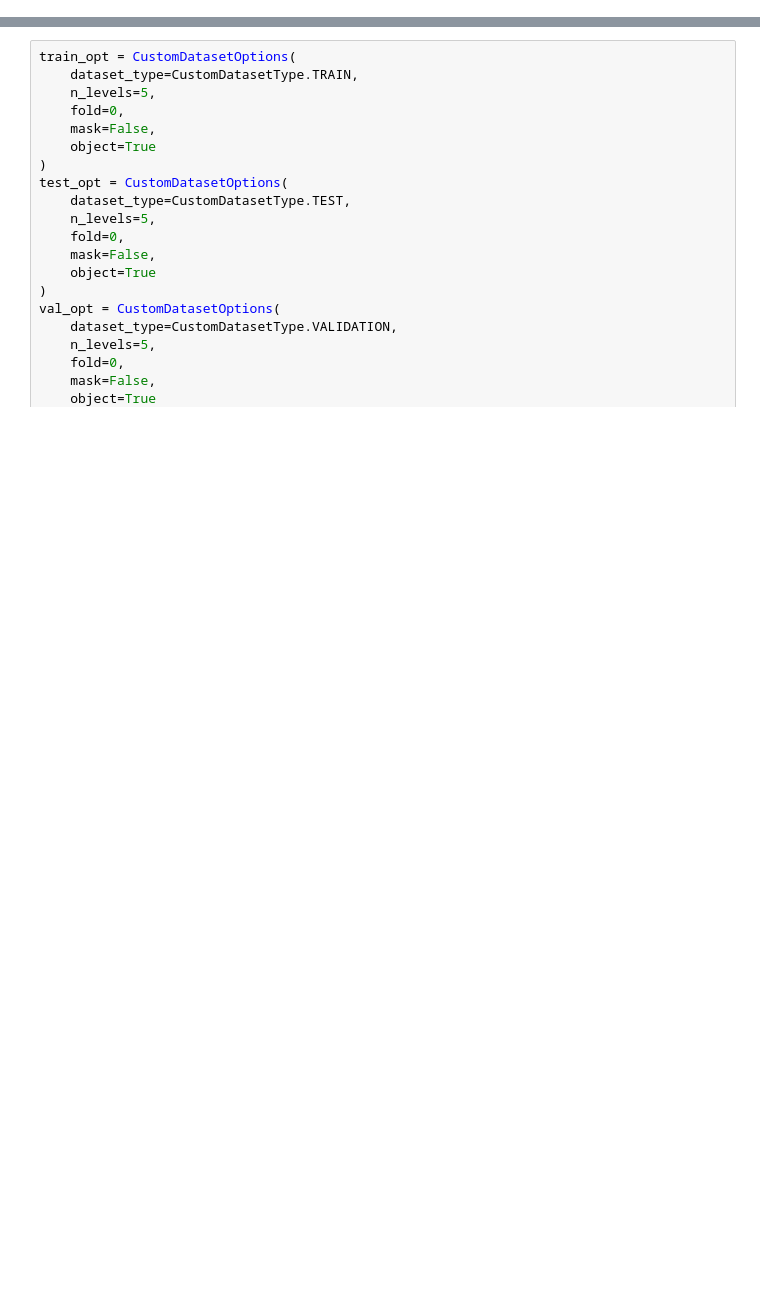
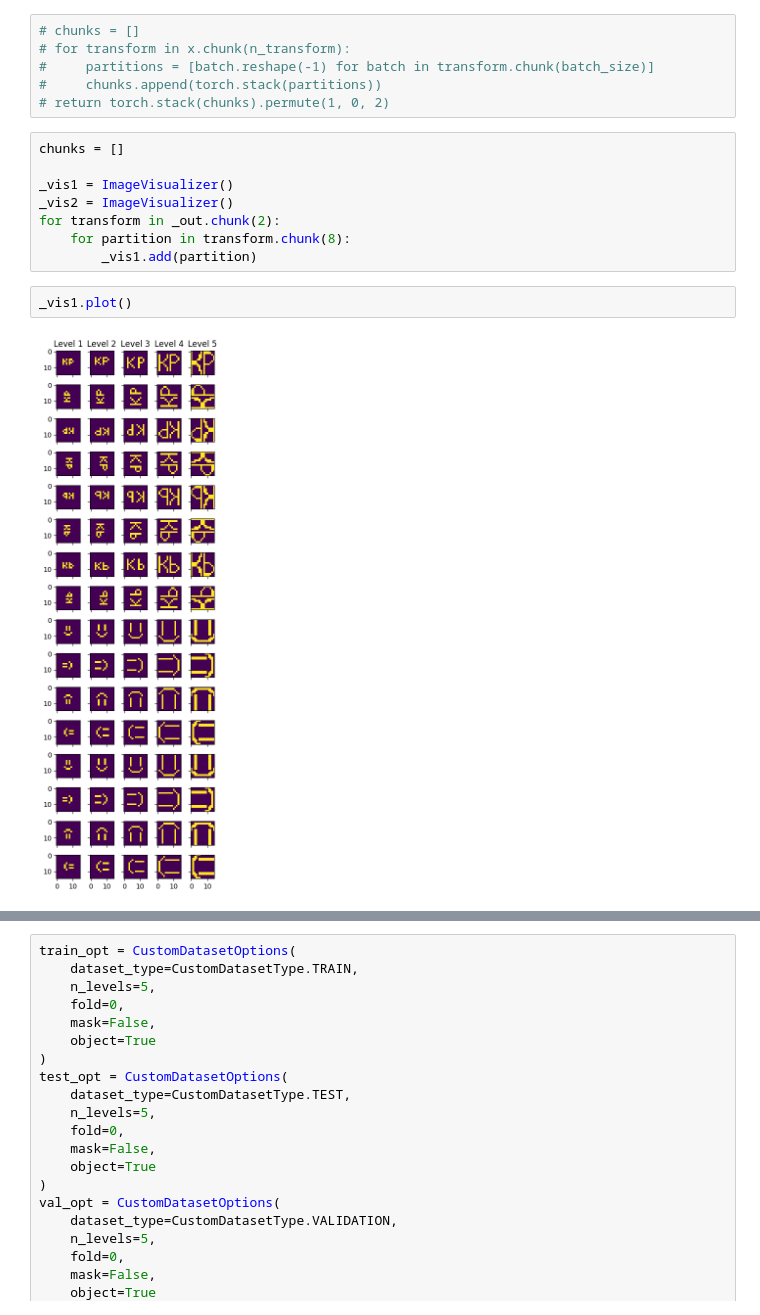
Before and after one commit to Keviinplz/astro-delight, a Jupyter notebook: model.ipynb, the cells around one changed output, grey strips where cells are left out. Cells and saved outputs as stored; diff of their text form; blank space fills up the shorter version.

```diff
--- a/model.ipynb
+++ b/model.ipynb
@@ -81,3 +475,21 @@ test_rotation_and_flip_layer()
+# %%
+# chunks = []
+# for transform in x.chunk(n_transform):
+#     partitions = [batch.reshape(-1) for batch in transform.chunk(batch_size)]
+#     chunks.append(torch.stack(partitions))
+# return torch.stack(chunks).permute(1, 0, 2)
+# %%
+chunks = []
+
+_vis1 = ImageVisualizer()
+_vis2 = ImageVisualizer()
+for transform in _out.chunk(2):
+    for partition in transform.chunk(8):
+        _vis1.add(partition)
+# %%
+_vis1.plot()
+# %% [output]
+[figure, added]
 # %%
 class DELIGHTModel(torch.nn.Module):
     """
```
Also changed, not shown: parts of 10 cells of this notebook.
